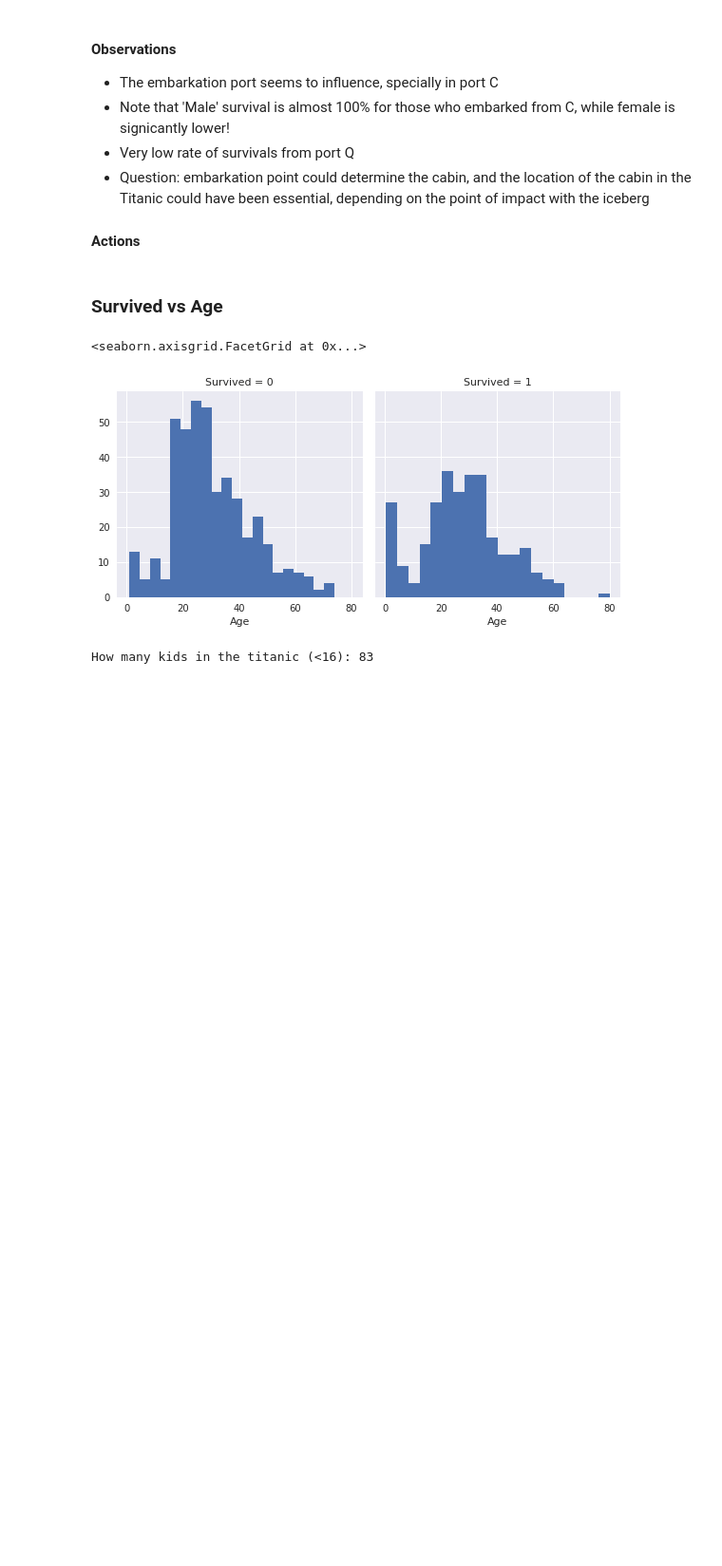
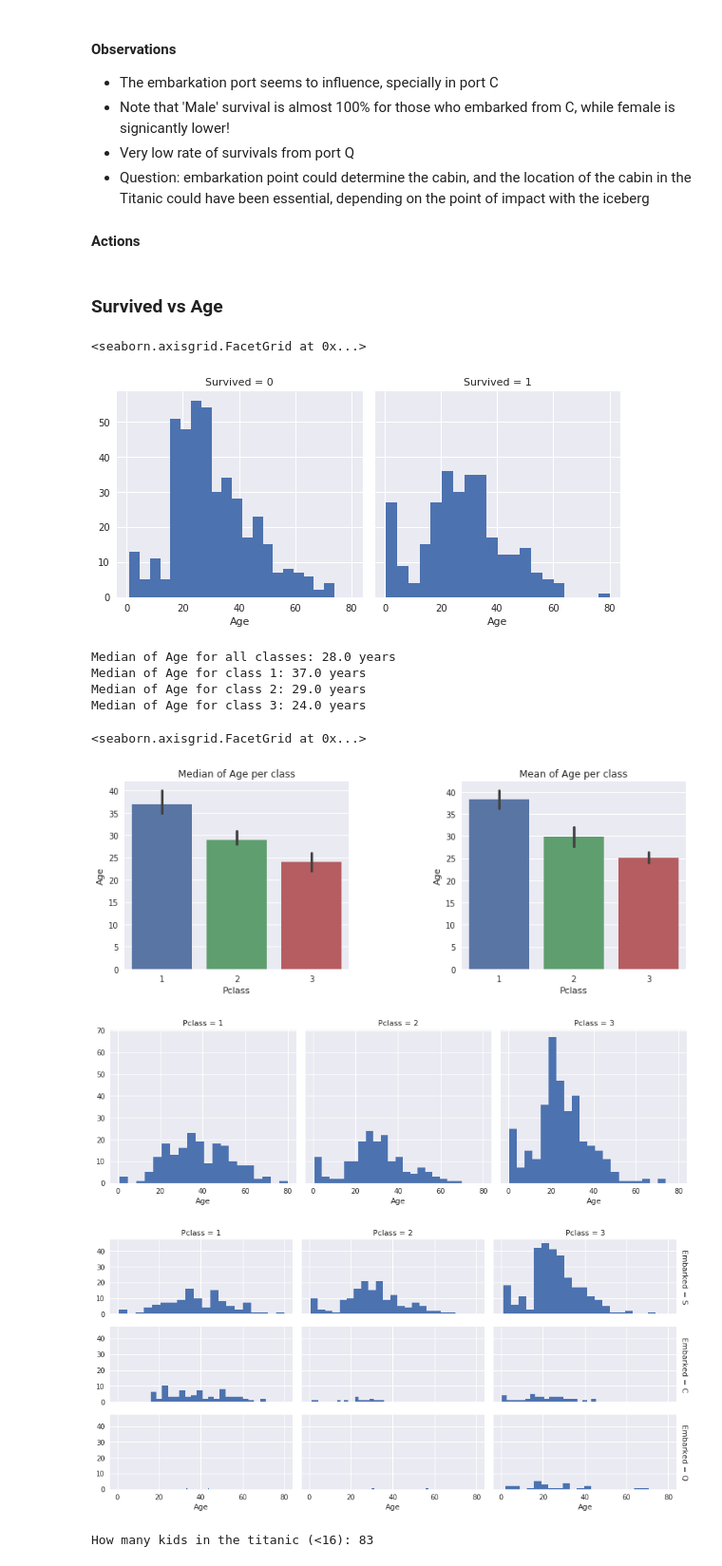
Before and after one commit to saldeal/Kaggle, a Jupyter notebook: titanic/Kaggle-Titanic.ipynb, the cells around one changed output. Shown at 95% size. Drawn from its saved outputs; the diff is of its cells as text; code cells hidden in the pictures; blank space fills up the shorter version.

```diff
--- a/titanic/Kaggle-Titanic.ipynb
+++ b/titanic/Kaggle-Titanic.ipynb
@@ -237,6 +251,40 @@ g.map(plt.hist, 'Age', bins=20)
 # %% [output]
 <seaborn.axisgrid.FacetGrid at 0x...>
 [figure]
+# %%
+# Median of Age per class
+fig, axs = plt.subplots(ncols=2)
+plt.subplots_adjust(left=0.1, bottom=0.1, right=0.9, top=0.9, wspace=0.5, hspace=0.2)
+fig_median_age_class = sns.barplot(data=df_train, x='Pclass', y='Age', estimator=np.median, ax=axs[0])
+fig_mean_age_class = sns.barplot(data=df_train, x='Pclass', y='Age', estimator=np.mean, ax=axs[1])
+
+fig_median_age_class.set_title('Median of Age per class')
+fig_mean_age_class.set_title('Mean of Age per class')
+
+print 'Median of Age for all classes: ' + str(df_train['Age'].median()) + ' years'
+print 'Median of Age for class 1: ' + str(df_train[df_train['Pclass']==1]['Age'].median()) + ' years'
+print 'Median of Age for class 2: ' + str(df_train[df_train['Pclass']==2]['Age'].median()) + ' years'
+print 'Median of Age for class 3: ' + str(df_train[df_train['Pclass']==3]['Age'].median()) + ' years'
+
+df_train[(df_train['Pclass']==3) & (df_train['Embarked']=='S')]
+g = sns.FacetGrid(df_train, col='Pclass', size=4, aspect=1)
+g.map(plt.hist, 'Age', bins = 20)
+
+#g = sns.FacetGrid(df_train, col='Embarked', size=4, aspect=1)
+#g.map(plt.hist, 'Age', bins = 20)
+
+# Age by class and embarkation point
+g = sns.FacetGrid(df_train, row='Embarked', col='Pclass', size=2, aspect=2, margin_titles=True)
+g.map(plt.hist, 'Age', bins = 20)
+# %% [output]
+Median of Age for all classes: 28.0 years
+Median of Age for class 1: 37.0 years
+Median of Age for class 2: 29.0 years
+Median of Age for class 3: 24.0 years
+<seaborn.axisgrid.FacetGrid at 0x...>
+[figure, added]
+[figure, added]
+[figure, added]
 # %%
 # How many were not adults?
 print 'How many kids in the titanic (<16): ' + str(len(df_train[df_train['Age']<16]))
```
Also changed, not shown: parts of 20 cells of this notebook, 1 other file.
